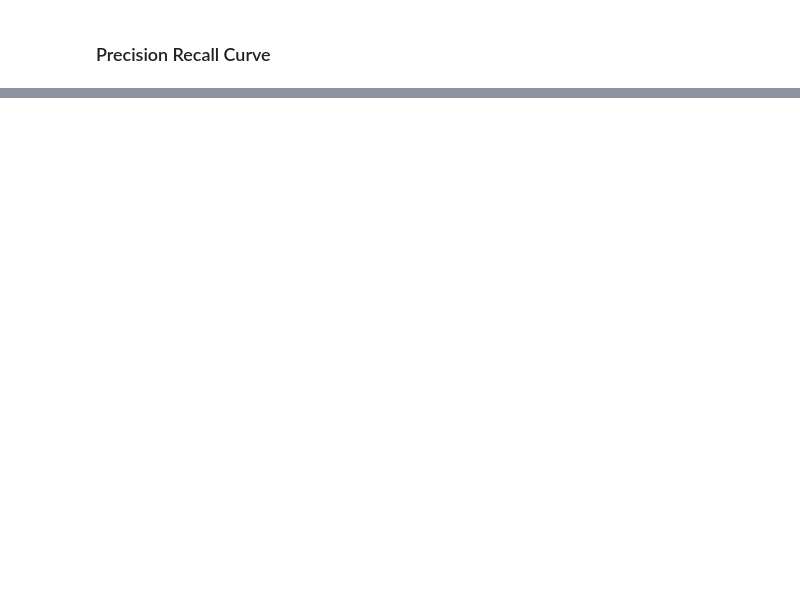
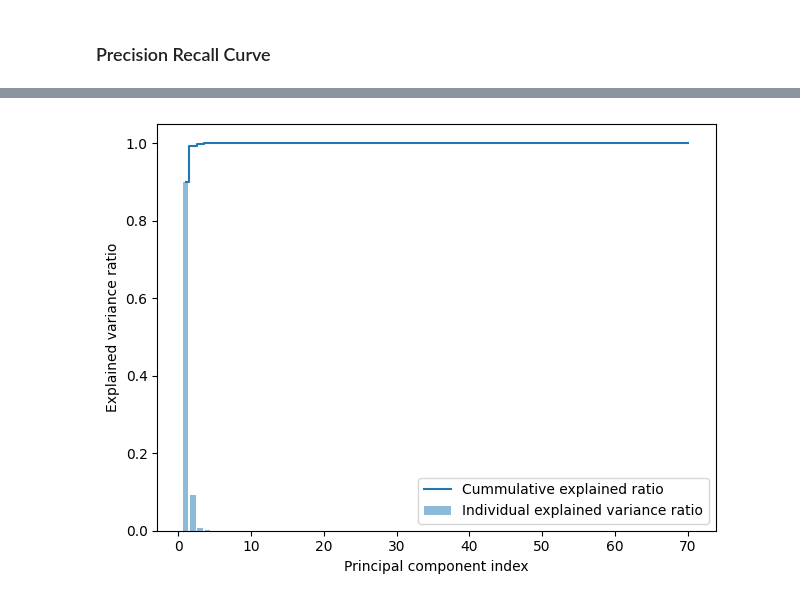
Before and after one commit to Abhibhi-03/Financial-Risk-Assessment, a Jupyter notebook: A1_Milestone1.ipynb, the cells around one changed output, grey strips where cells are left out. Drawn from its saved outputs; the diff is of its cells as text; code cells hidden in the pictures; blank space fills up the shorter version.

```diff
--- a/A1_Milestone1.ipynb
+++ b/A1_Milestone1.ipynb
@@ -607,0 +605,11 @@ LDA
+# %%
+
+
+print(f"X_train numeric shape: {X_train_numeric.shape}")
+cov_mat = np.cov(X_train_numeric.T)
+print(f"Covariance matrix shape: {cov_mat.shape}")
+
+# Calculate eigenvalues and eigenvectors
+eigen_vals, eigen_vecs = np.linalg.eig(cov_mat)
+print(f"Eigenvalues:\n {eigen_vals}")
+print(f"Eigenvalues shape: {eigen_vals.shape}")
@@ -607,0 +634,23 @@ LDA
+# %%
+def variance_explained(eigenvalues):
+  '''
+    Plot how many PCA needed to explain most variance
+    from the original feature space of our dataset
+  '''
+  var_exp = []
+  total = sum(eigenvalues)
+  for i in sorted(eigenvalues, reverse=True):
+    var_ = i / total
+    var_exp.append(var_)
+  cum_var_exp = np.cumsum(var_exp)
+  plt.bar(range(1, len(eigenvalues)+1), var_exp, alpha=0.5, align='center', label='Individual explained variance ratio')
+  plt.step(range(1, len(eigenvalues)+1), cum_var_exp, where='mid', label='Cummulative explained ratio')
+  plt.ylabel('Explained variance ratio')
+  plt.xlabel('Principal component index')
+  plt.legend(loc='best')
+  plt.tight_layout()
+  plt.show()
+# %%
+variance_explained(eigen_vals)
+# %% [output]
+[figure, added]
```
Also changed, not shown: parts of 31 cells of this notebook, 1 other file.
